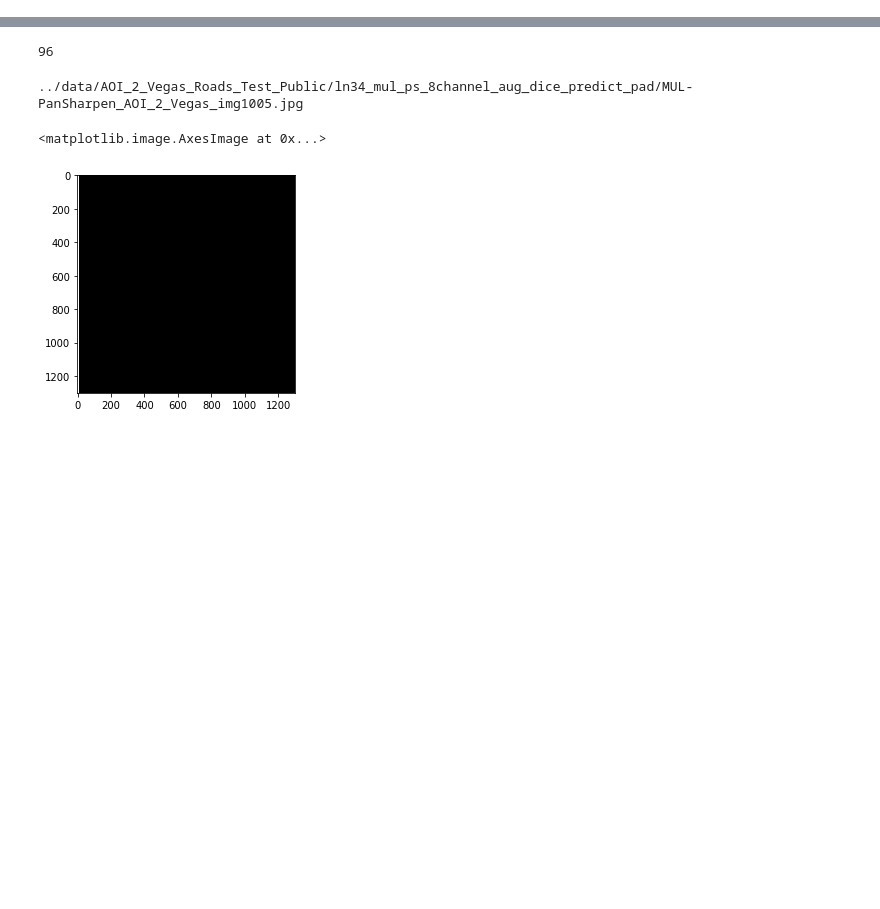
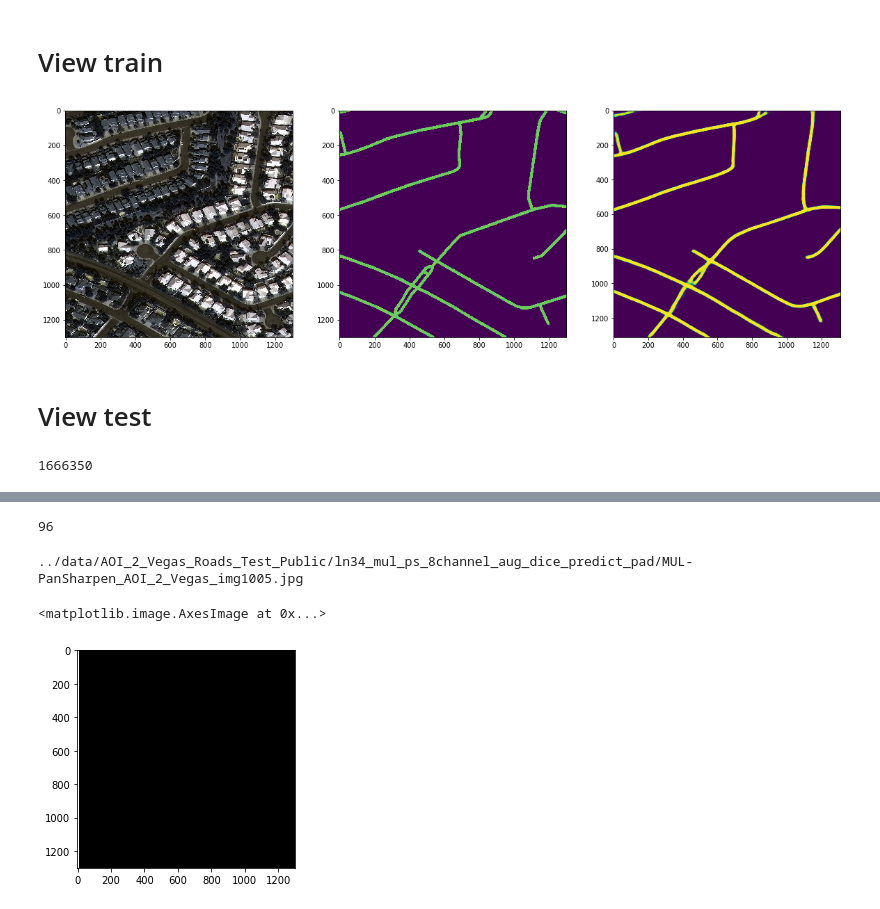
Before and after one commit to snakers4/spacenet-three, a Jupyter notebook: src/Untitled.ipynb, the cells around one changed output, grey strips where cells are left out. Drawn from its saved outputs; the diff is of its cells as text; code cells hidden in the pictures; blank space fills up the shorter version.

```diff
--- a/src/Untitled.ipynb
+++ b/src/Untitled.ipynb
@@ -0,0 +1,8 @@
+# %% [markdown]
+# View train
+# %%
+import glob
+
+imgs = sorted(glob.glob('../data/AOI_2_Vegas_Roads_Train/MUL-PanSharpen_8bit/*.tif'))
+preds = sorted(glob.glob('../data/AOI_2_Vegas_Roads_Train/norm_all_masks_ln34_mul_ps_vegetation_aug_dice_predict_train/*.jpg'))
+gts = sorted(glob.glob('../data/AOI_2_Vegas_Roads_Train/MUL-PanSharpen_all_mask/*.jpg'))
@@ -0,0 +59,28 @@
+# %%
+from skimage.io import imread
+import random
+import matplotlib.pyplot as plt
+
+index = random.randint(0,len(imgs))
+
+img = imread(imgs[index])
+pred = imread(preds[index])
+gt = imread(gts[index])
+
+
+fig=plt.figure(figsize=(20, 6))
+
+fig.add_subplot(1, 3, 1)
+plt.imshow(img[:,:,0:3])
+
+fig.add_subplot(1, 3, 2)
+plt.imshow(gt)
+
+fig.add_subplot(1, 3, 3)
+plt.imshow(pred)
+
+plt.show()
+# %% [output]
+[figure, added]
+# %% [markdown]
+# View test
@@ -0,0 +93,4 @@
+# %%
+mask_ls.sum()
+# %% [output]
+1666350
```
Also changed, not shown: parts of 28 cells of this notebook, 15 other files.
